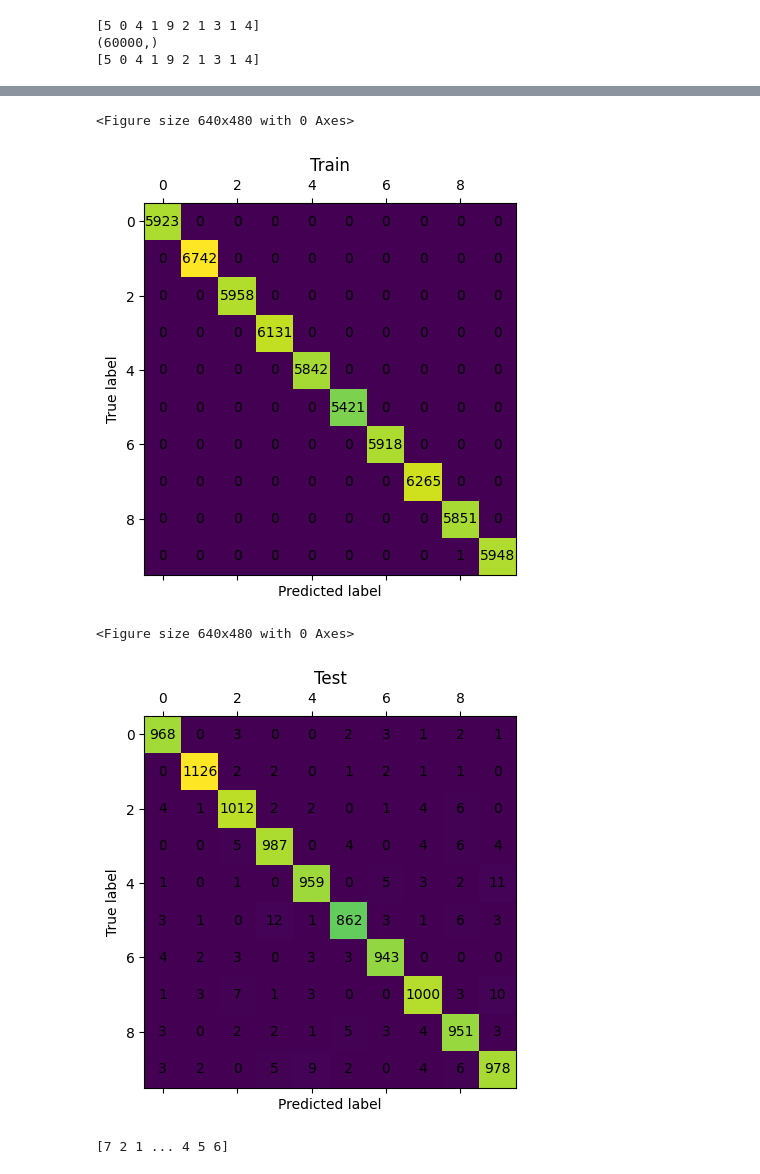
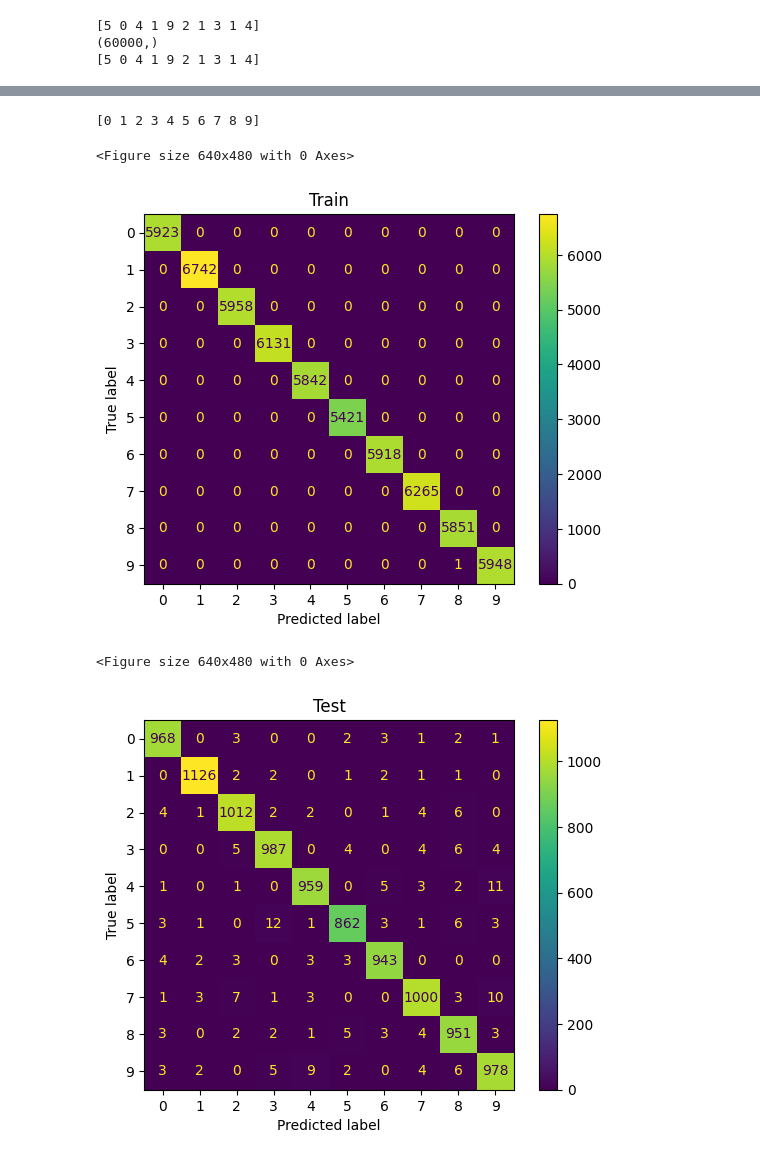
Before and after one commit to ibribr/Control-Engineering, a Jupyter notebook: MNIST_MLP_LabelEncoder.ipynb, the cells around one changed output, grey strips where cells are left out. Saved outputs shown, nothing was run; the diff lists cells and outputs as text; code cells hidden in the pictures.

```diff
--- a/MNIST_MLP_LabelEncoder.ipynb
+++ b/MNIST_MLP_LabelEncoder.ipynb
@@ -82,29 +76,26 @@ Training loss did not improve more than tol=0.000100 for 10 consecutive epochs.
 Training set score: 0.999983
 Test set score: 0.978600
 # %%
+print(mlp.classes_)
+
 #confusion matrix
-def cm(y_test, y_pred, title):
-  cm = confusion_matrix(y_test, y_pred)
+def cm(model, x_test, y_test, title):
+
+  cm = confusion_matrix(y_test, model.predict(x_test))
 
   plt.figure()
-  plt.matshow(cm) #, cmap=cmap
-
-  for i in range(cm.shape[0]):
-    for j in range(cm.shape[1]):
-      plt.text(x=j, y=i, s=cm[i,j], va='center', ha='center')
-
+  disp = ConfusionMatrixDisplay(confusion_matrix = cm, display_labels= model.classes_)
+  disp.plot()
   plt.title(title)
   plt.xlabel('Predicted label')
   plt.ylabel('True label')
   plt.show()
 
-cm(y_train, mlp.predict(x_train), title='Train')
-cm(y_test, mlp.predict(x_test), title='Test')
-
-print(y_pred)
+cm(mlp, x_train, y_train, title = 'Train')
+cm(mlp, x_test, y_test, title = 'Test')
 # %% [output]
-<Figure size 640x480 with 0 Axes>
+[0 1 2 3 4 5 6 7 8 9]
+<Figure size 640x480 with 0 Axes>
-[figure, old version]
+[figure, new version]
-<Figure size 640x480 with 0 Axes>
+<Figure size 640x480 with 0 Axes>
-[figure, old version]
+[figure, new version]
-[7 2 1 ... 4 5 6]
```
Also changed, not shown: parts of 3 cells of this notebook.
